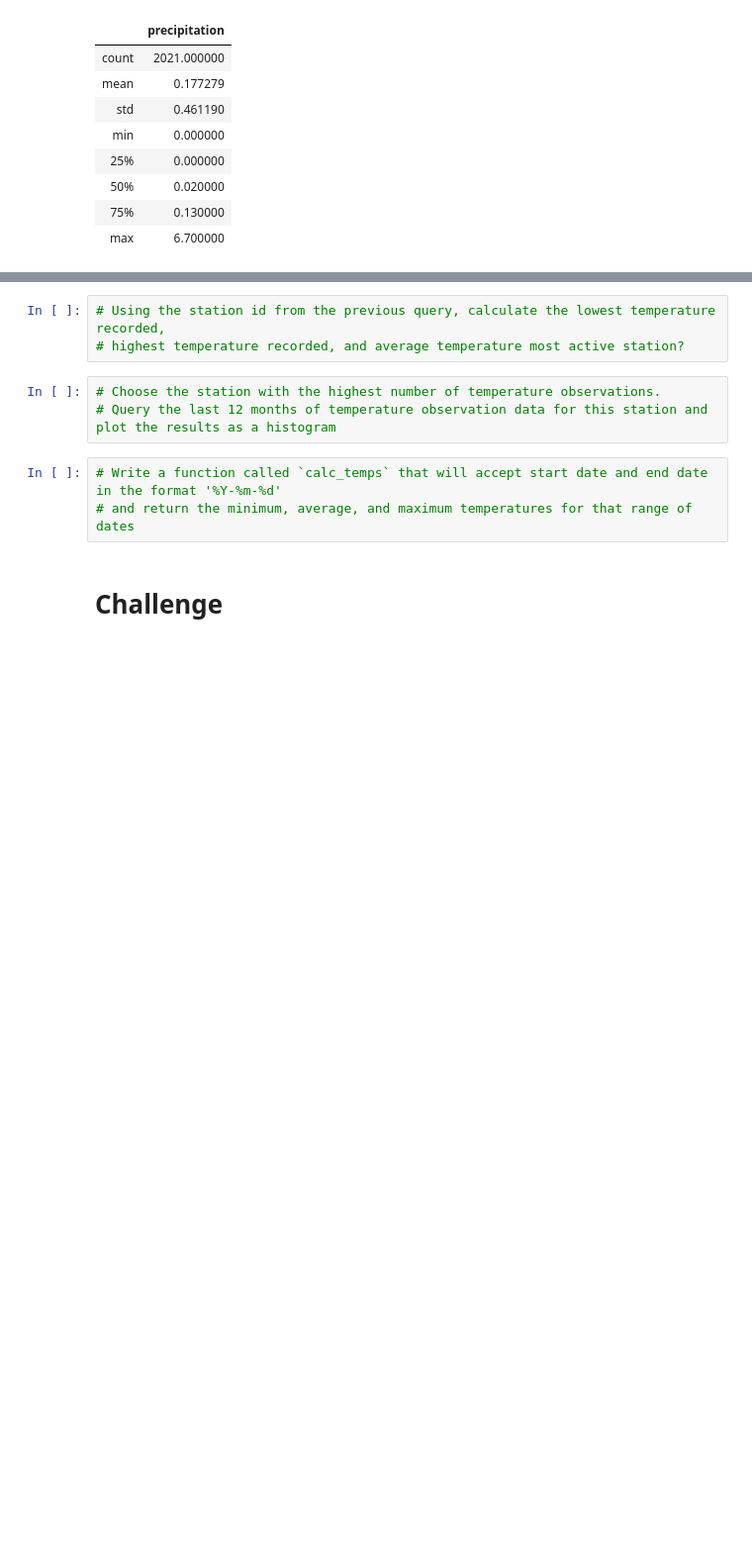
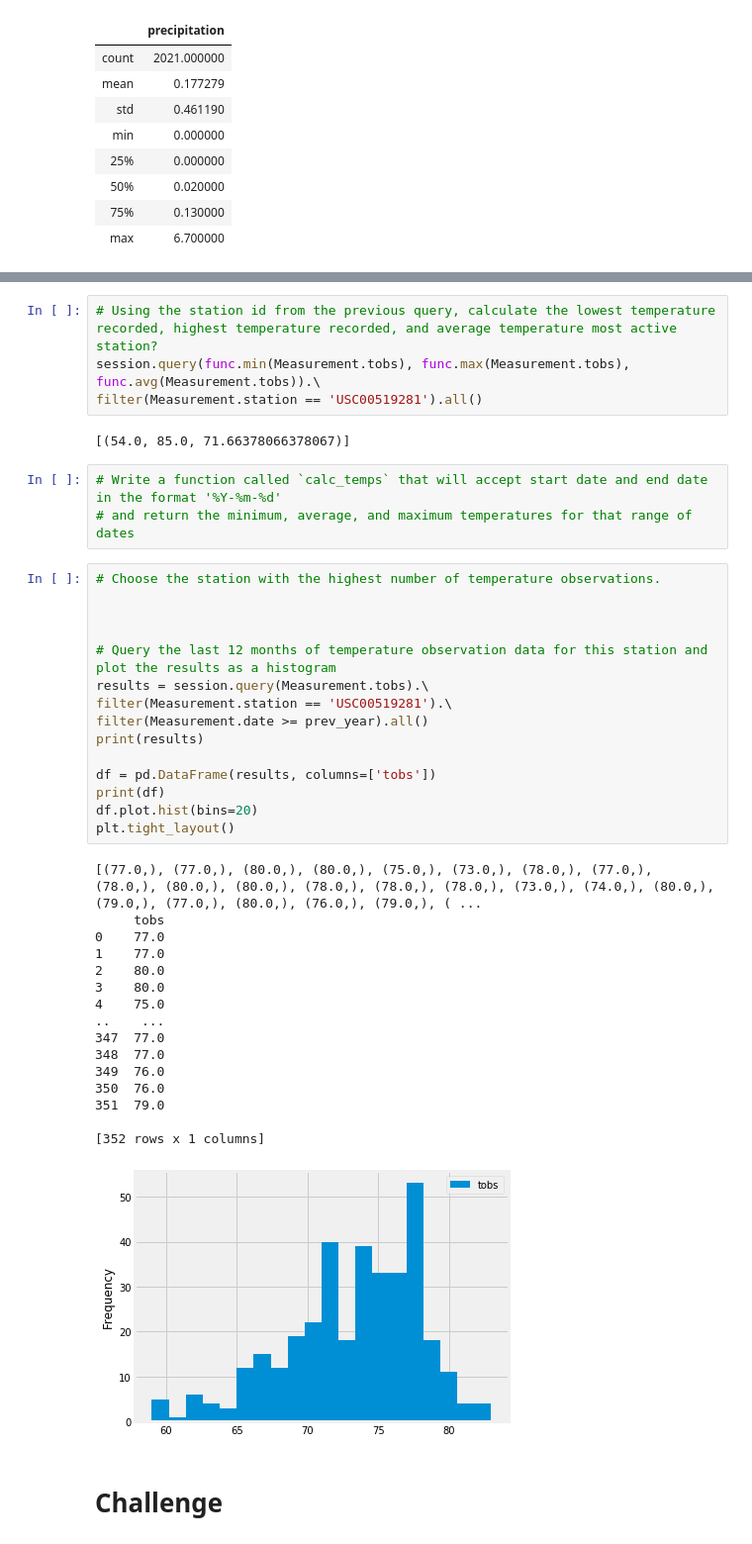
Before and after one commit to enrique-bustamante/surfs_up, a Jupyter notebook: climate_analysis.ipynb, the cells around one changed output, grey strips where cells are left out. Shown: that part at 99% size. Drawn from its saved outputs; the diff is of its cells as text; blank space fills up the shorter version.

```diff
--- a/climate_analysis.ipynb
+++ b/climate_analysis.ipynb
@@ -104,11 +117,43 @@ AttributeError: type object 'station' has no attribute 'describe'
 # %%
-# Using the station id from the previous query, calculate the lowest temperature recorded,
-# highest temperature recorded, and average temperature most active station?
+# Using the station id from the previous query, calculate the lowest temperature recorded, highest temperature recorded, and average temperature most active station?
+session.query(func.min(Measurement.tobs), func.max(Measurement.tobs), func.avg(Measurement.tobs)).\
+filter(Measurement.station == 'USC00519281').all()
+# %% [output]
+[(54.0, 85.0, 71.66378066378067)]
-# %%
-# Choose the station with the highest number of temperature observations.
-# Query the last 12 months of temperature observation data for this station and plot the results as a histogram
 # %%
 # Write a function called `calc_temps` that will accept start date and end date in the format '%Y-%m-%d'
 # and return the minimum, average, and maximum temperatures for that range of dates
+# %%
+# Choose the station with the highest number of temperature observations.
+
+
+
+# Query the last 12 months of temperature observation data for this station and plot the results as a histogram
+results = session.query(Measurement.tobs).\
+filter(Measurement.station == 'USC00519281').\
+filter(Measurement.date >= prev_year).all()
+print(results)
+
+df = pd.DataFrame(results, columns=['tobs'])
+print(df)
+df.plot.hist(bins=20)
+plt.tight_layout()
+# %% [output]
+[(77.0,), (77.0,), (80.0,), (80.0,), (75.0,), (73.0,), (78.0,), (77.0,), (78.0,), (80.0,), (80.0,), (78.0,), (78.0,), (78.0,), (73.0,), (74.0,), (80.0,), (79.0,), (77.0,), (80.0,), (76.0,), (79.0,), ( ...
+     tobs
+0    77.0
+1    77.0
+2    80.0
+3    80.0
+4    75.0
+..    ...
+347  77.0
+348  77.0
+349  76.0
+350  76.0
+351  79.0
+
+[352 rows x 1 columns]
+[figure, added]
 # %% [markdown]
 # Challenge
```
Also changed, not shown: parts of 3 cells of this notebook, 1 other file.
